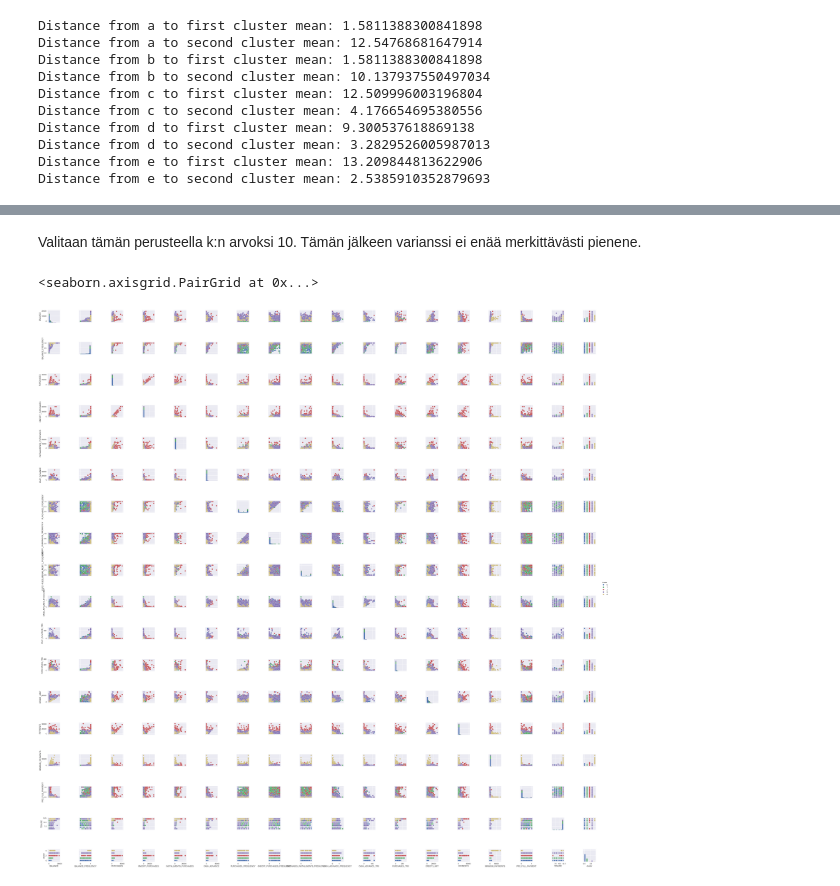
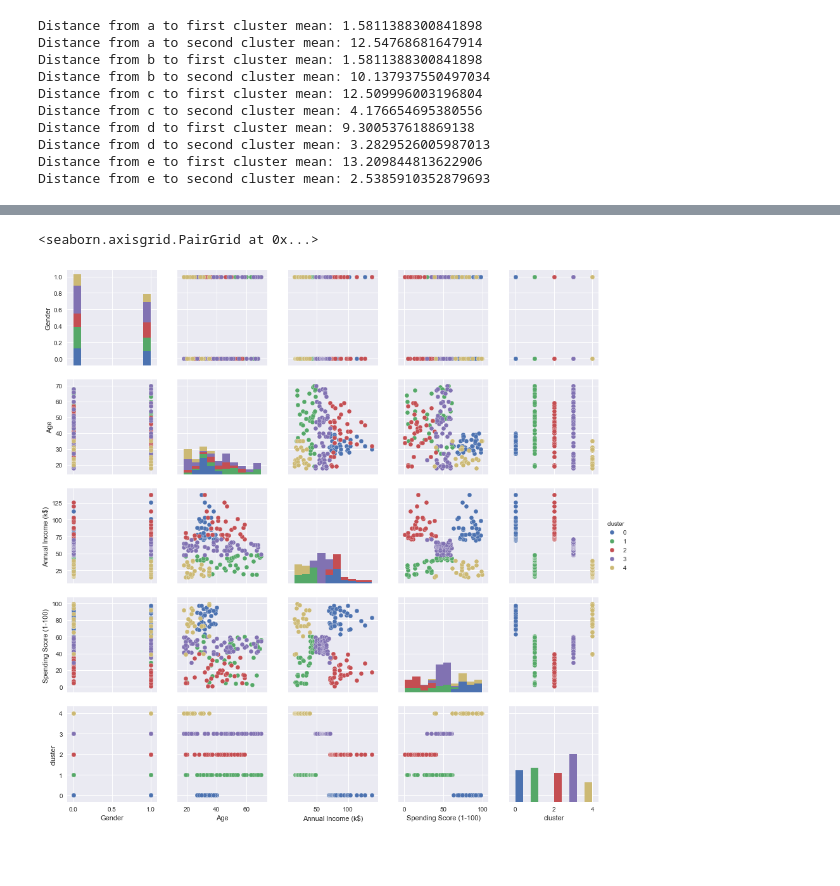
Before and after one commit to OSlevelUPkoodarit/OSlevelUPkoodarit.github.io, a Jupyter notebook: notebooks/klusterointi_material.ipynb, the cells around one changed output, grey strips where cells are left out. Drawn from its saved outputs; the diff is of its cells as text; code cells hidden in the pictures; blank space fills up the shorter version.

```diff
--- a/notebooks/klusterointi_material.ipynb
+++ b/notebooks/klusterointi_material.ipynb
@@ -324,0 +256,14 @@ Käytetään klusterointiin kaikkia muita sarakkeita paitsi asiakasid:tä.
+# %%
+from sklearn.cluster import KMeans
+
+variances = []
+for i in range(1, 30):
+    kmeans = KMeans(n_clusters=i, max_iter=200)
+    kmeans.fit_predict(df)
+    variances.append(kmeans.inertia_)
+
+plt.plot(variances, 'ro-', label="Variance")
+plt.title("Varianssi eri klusterimäärillä")
+plt.xlabel("Klusterien määrä")
+plt.ylabel("Varianssi")
+plt.show()
@@ -325,2 +274,7 @@ Käytetään klusterointiin kaikkia muita sarakkeita paitsi asiakasid:tä.
+# %%
+kmeans = KMeans(n_clusters=5, max_iter=200)
+clusters=kmeans.fit_predict(df)
+# %%
+df['cluster']=clusters
 # %%
-df_clustering=df.drop('CUST_ID', axis=1)
+df=df.drop('CustomerID', axis=1)
@@ -345,2 +280,0 @@ plt.show()
-# %% [markdown]
-Valitaan tämän perusteella k:n arvoksi 10. Tämän jälkeen varianssi ei enää merkittävästi pienene.
@@ -352,9 +281,9 @@ df_clustering['cluster']=clusters
 # %%
 import seaborn as sn
 
 sn.set()
 
-sn.pairplot(df_clustering, hue='cluster')
+sn.pairplot(df, hue='cluster')
 # %% [output]
 <seaborn.axisgrid.PairGrid at 0x...>
-[figure, old version]
+[figure, new version]
```
Also changed, not shown: parts of 22 cells of this notebook.
